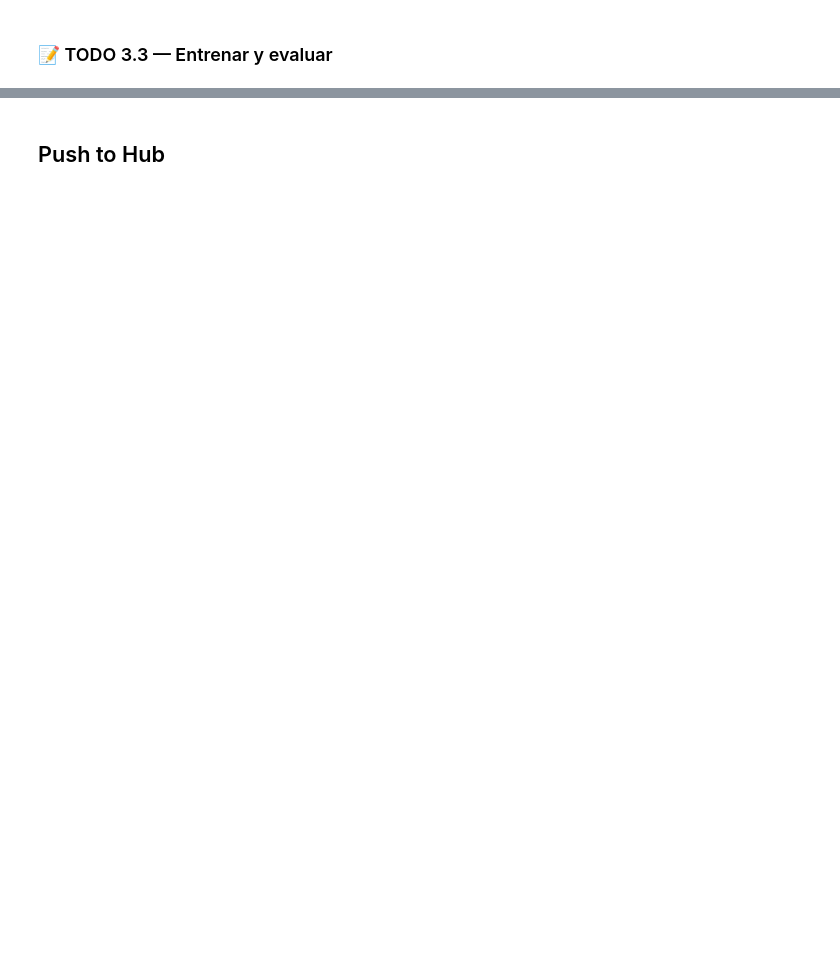
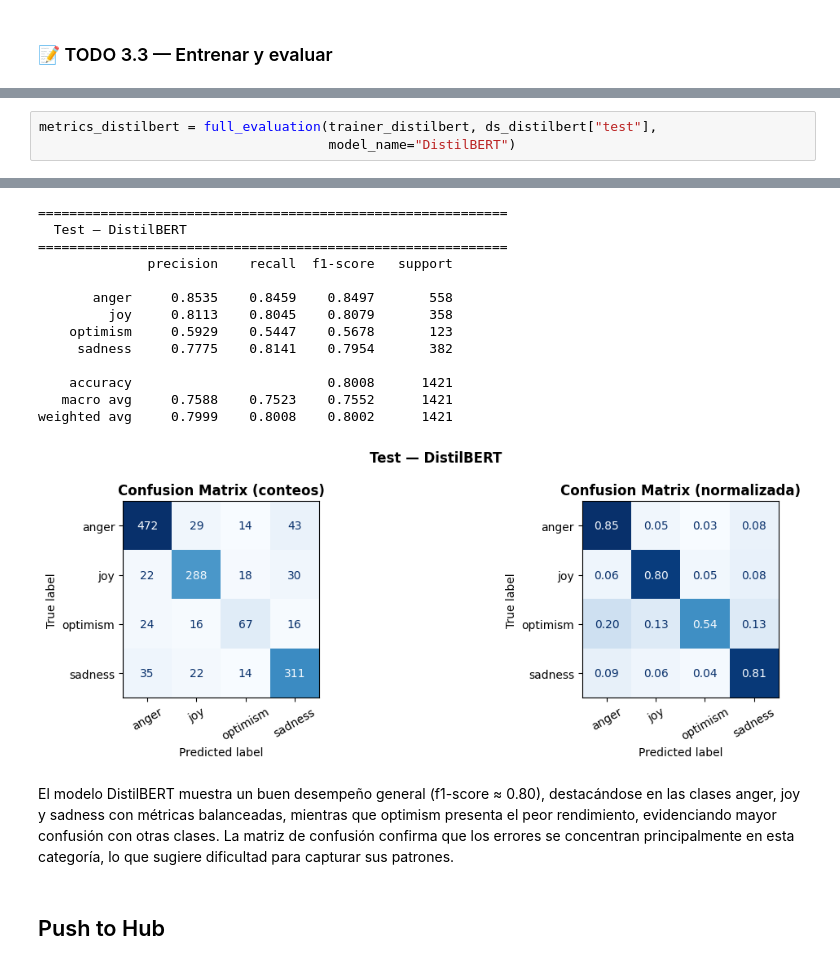
Before and after one commit to mjbernalv/deep-learning-mjbv-20261, a Jupyter notebook: Workshop 4 - NLP/tweeteval-part-3-distilbert.ipynb, the cells around one changed output, grey strips where cells are left out. Cells and saved outputs as stored; diff of their text form; blank space fills up the shorter version.

```diff
--- a/Workshop 4 - NLP/tweeteval-part-3-distilbert.ipynb
+++ b/Workshop 4 - NLP/tweeteval-part-3-distilbert.ipynb
@@ -58,0 +130,4 @@ Usa `make_tokenized_dataset` con el tokenizador correcto y guarda el resultado e
+# %%
+metrics_distilbert = full_evaluation(trainer_distilbert, ds_distilbert["test"],
+                                     model_name="DistilBERT")
+# %% [output]
@@ -59,3 +135,19 @@ Usa `make_tokenized_dataset` con el tokenizador correcto y guarda el resultado e
+============================================================
+  Test — DistilBERT
+============================================================
+              precision    recall  f1-score   support
+
+       anger     0.8535    0.8459    0.8497       558
+         joy     0.8113    0.8045    0.8079       358
+    optimism     0.5929    0.5447    0.5678       123
+     sadness     0.7775    0.8141    0.7954       382
+
+    accuracy                         0.8008      1421
+   macro avg     0.7588    0.7523    0.7552      1421
+weighted avg     0.7999    0.8008    0.8002      1421
+[figure, added]
+# %% [markdown]
+El modelo DistilBERT muestra un buen desempeño general (f1-score ≈ 0.80), destacándose en las clases anger, joy y sadness con métricas balanceadas, mientras que optimism presenta el peor rendimiento, evidenciando mayor confusión con otras clases. La matriz de confusión confirma que los errores se concentran principalmente en esta categoría, lo que sugiere dificultad para capturar sus patrones.
 # %% [markdown]
 ## Push to Hub
 # %%
```
Also changed, not shown: parts of 13 cells of this notebook.
